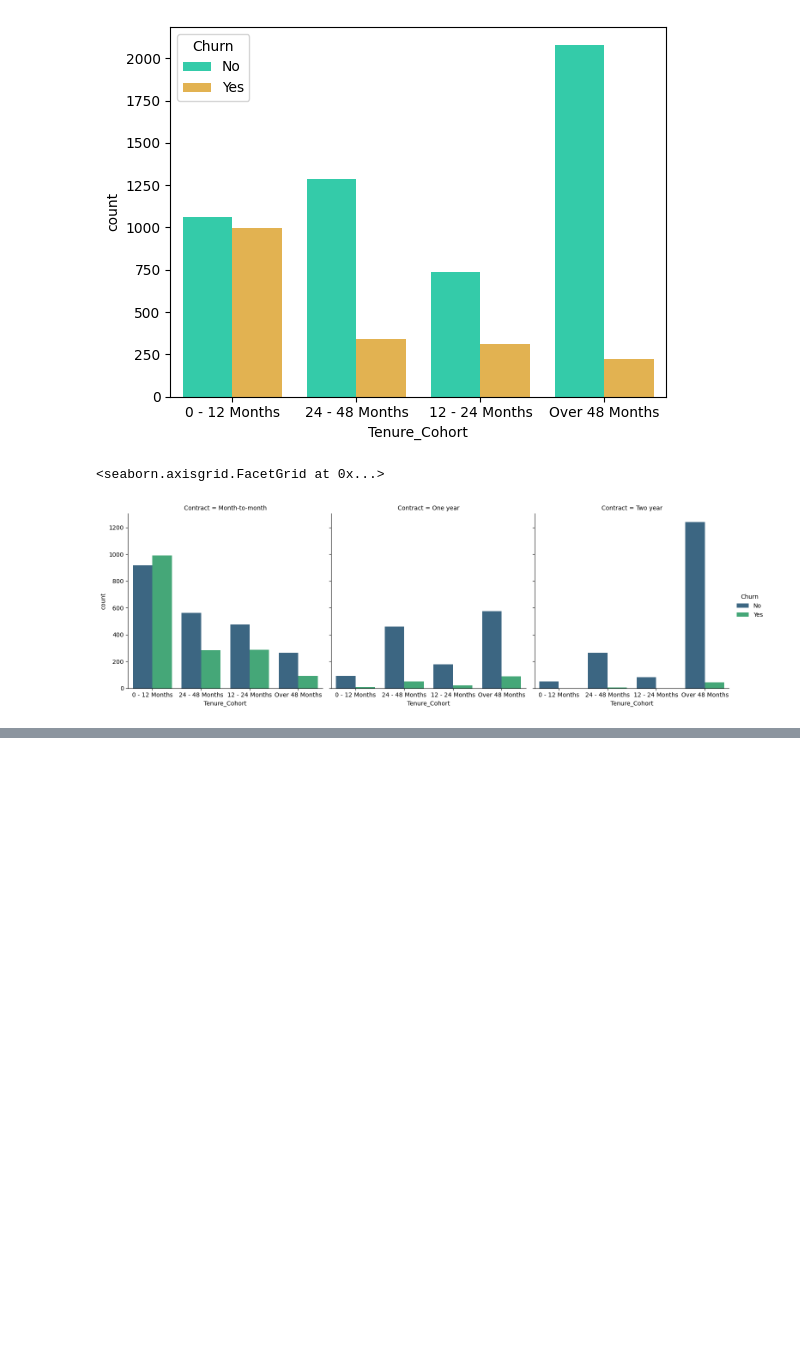
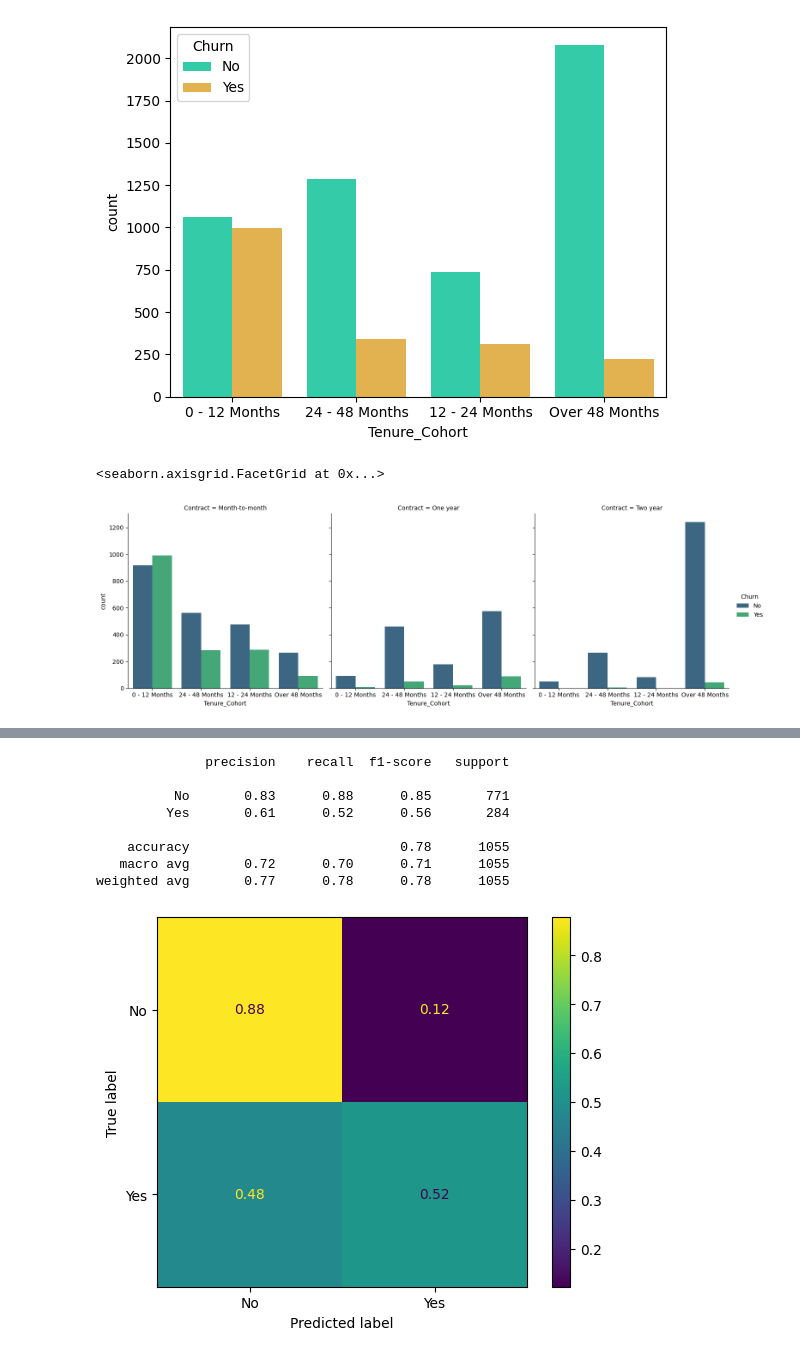
Before and after one commit to NnannaOmoke/decision-trees, a Jupyter notebook: project.ipynb, the cells around one changed output, grey strips where cells are left out. Saved outputs shown, nothing was run; the diff lists cells and outputs as text; code cells hidden in the pictures; blank space fills up the shorter version.

Commit message:
Final Commit. And after an HOUR of fitting...73% F1 Score???

```diff
--- a/project.ipynb
+++ b/project.ipynb
@@ -175,0 +198,16 @@ Fitting 5 folds for each of 10 candidates, totalling 50 fits
+# %%
+svc_predictions = svc_gridder.predict(feature_test)
+ada_predictions = ada_gridder.predict(feature_test)
+# %%
+ConfusionMatrixDisplay.from_predictions(label_test, svc_predictions, normalize = "true")
+print(classification_report(label_test, svc_predictions))
+# %% [output]
+              precision    recall  f1-score   support
+
+          No       0.83      0.88      0.85       771
+         Yes       0.61      0.52      0.56       284
+
+    accuracy                           0.78      1055
+   macro avg       0.72      0.70      0.71      1055
+weighted avg       0.77      0.78      0.78      1055
+[figure, added]
```
Also changed, not shown: parts of 2 cells of this notebook.
